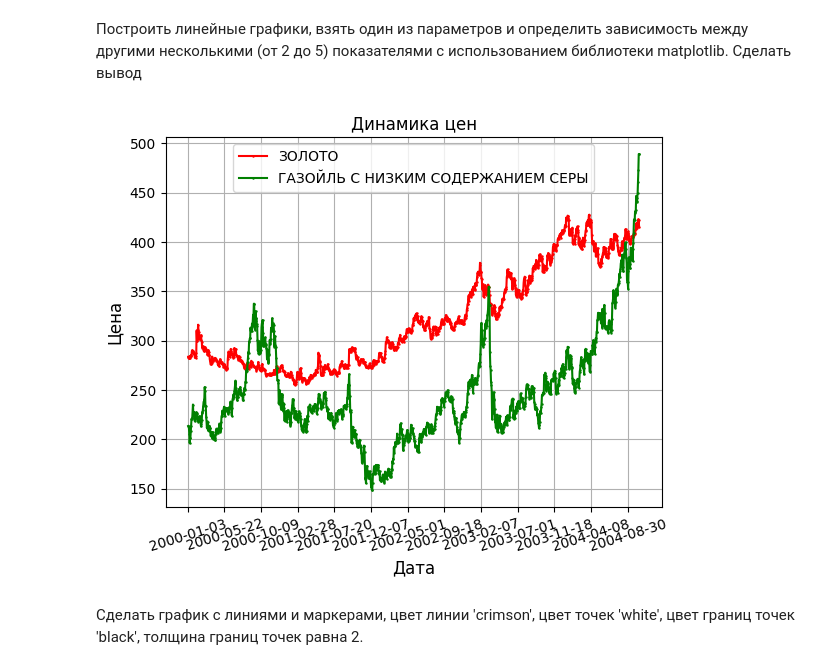
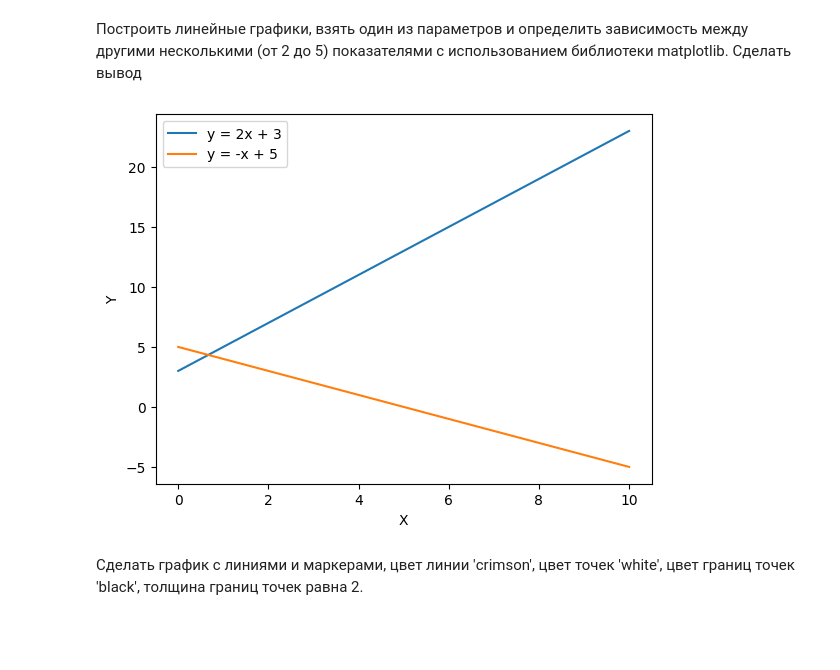
Before and after one commit to desolee7/TIABD, a Jupyter notebook: 2Praktika/2Praktika.ipynb, the cells around one changed output. Saved outputs shown, nothing was run; the diff lists cells and outputs as text; code cells hidden in the pictures; blank space fills up the shorter version.

```diff
--- a/2Praktika/2Praktika.ipynb
+++ b/2Praktika/2Praktika.ipynb
@@ -227,44 +227,28 @@ fig.show()
 Построить линейные графики, взять один из параметров и определить
 зависимость между другими несколькими (от 2 до 5) показателями с
 использованием библиотеки matplotlib. Сделать вывод
-# %%
-import matplotlib as mpl
-import matplotlib.pyplot as plt
-import pandas as pd
-import numpy as np
-
-fig = plt.figure()
-plt.grid(True)
-
-data = pd.read_csv('commodity_futures.csv', sep=',')
-
-plt.title("Динамика цен")
-plt.xlabel("Дата", fontsize=12)
-plt.ylabel("Цена", fontsize=12)
-plt.xticks(np.arange(start =0, stop=len(data), step=100), rotation = 17, size =10)
-
-plt.plot(data['Date'],
-        data['GOLD'],
-        marker='.',
-        color="red",
-        linewidth=1.5,
-        markersize=1.5,
-        label='ЗОЛОТО'
-        )
-
-plt.plot(data['Date'],
-        data['LOW SULPHUR GAS OIL'],
-        marker='.',
-        color="green",
-        linewidth=1.5,
-        markersize=1.5,
-        label = 'ГАЗОЙЛЬ С НИЗКИМ СОДЕРЖАНИЕМ СЕРЫ'
-        )
-plt.legend(loc='upper center')
-
-plt.show()
-# %% [output]
-[figure, removed]
+# %%
+import numpy as np
+import matplotlib.pyplot as plt
+
+x = np.linspace(0, 10, 100)
+y1 = 2 * x + 3
+y2 = -x + 5
+
+fig, ax = plt.subplots()
+
+ax.plot(x, y1, label='y = 2x + 3')
+
+ax.plot(x, y2, label='y = -x + 5')
+
+ax.legend()
+
+ax.set_xlabel('X')
+ax.set_ylabel('Y')
+
+plt.show()
+# %% [output]
+[figure, added]
 # %% [markdown]
 Сделать график с линиями и маркерами, цвет линии 'crimson', цвет
 точек 'white', цвет границ точек 'black', толщина границ точек равна 2.
```
Also changed, not shown: parts of 7 cells of this notebook.
